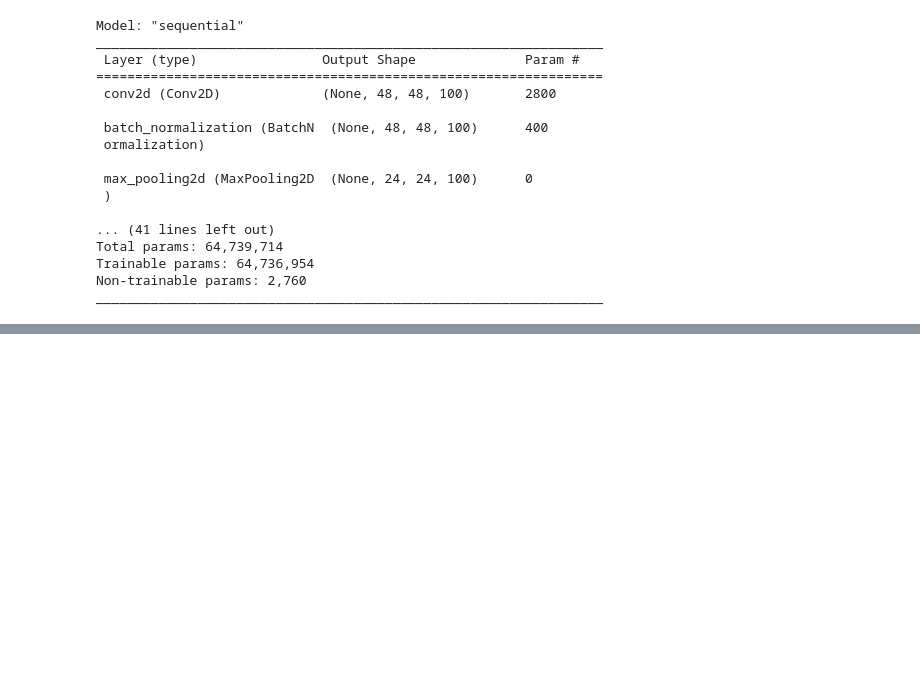
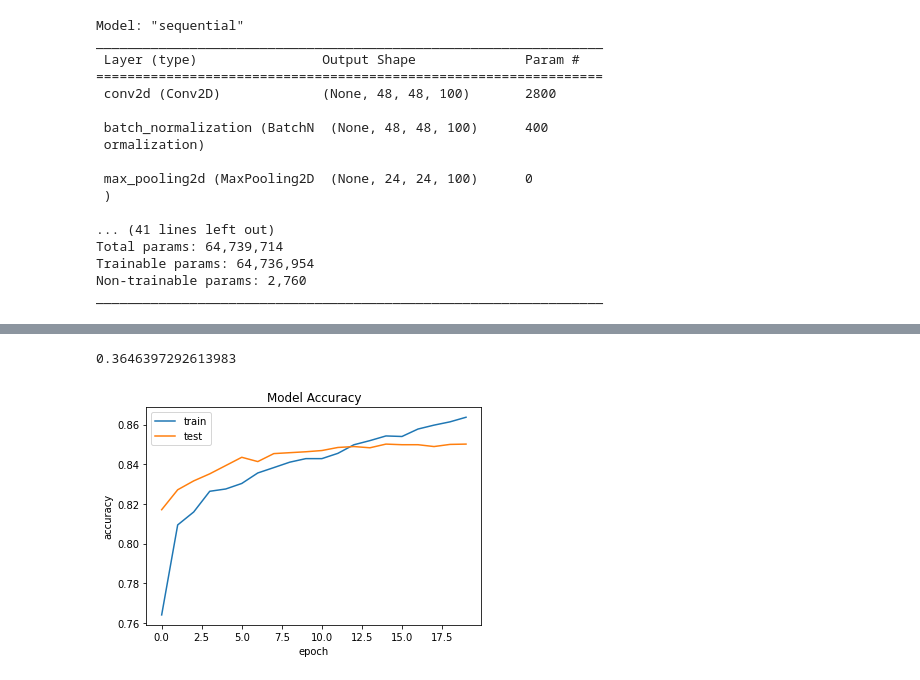
Before and after one commit to KurniaKhaikal/BreastCancerIDC-CNN, a Jupyter notebook: NewS3.ipynb, the cells around one changed output, grey strips where cells are left out. Saved outputs shown, nothing was run; the diff lists cells and outputs as text; code cells hidden in the pictures; blank space fills up the shorter version.

```diff
--- a/NewS3.ipynb
+++ b/NewS3.ipynb
@@ -192,0 +197,17 @@ Epoch 20/20
+# %%
+print(e[0])
+# %% [output]
+0.3646397292613983
+# %%
+import matplotlib.pyplot as plt
+
+#plotting the Accuracy of test and training sets
+plt.plot(history.history['accuracy'])
+plt.plot(history.history['val_accuracy'])
+plt.title('Model Accuracy')
+plt.ylabel('accuracy')
+plt.xlabel('epoch')
+plt.legend(['train', 'test'], loc='upper left')
+plt.show()
+# %% [output]
+[figure, added]
```
Also changed, not shown: parts of 10 cells of this notebook.
